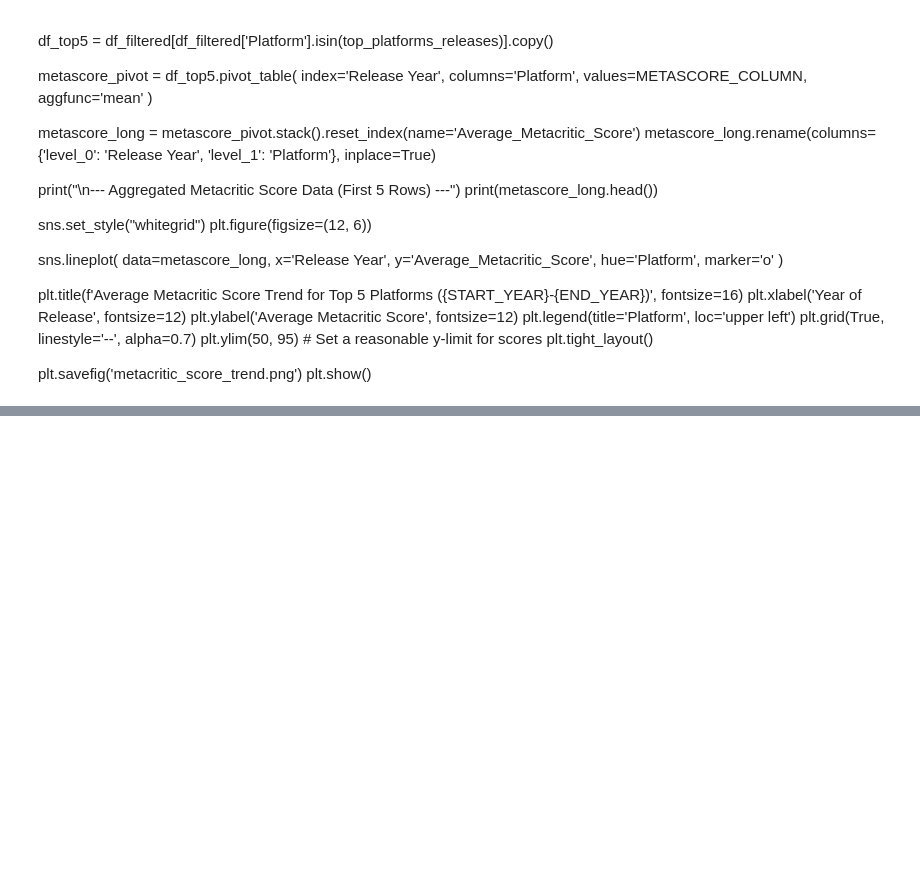
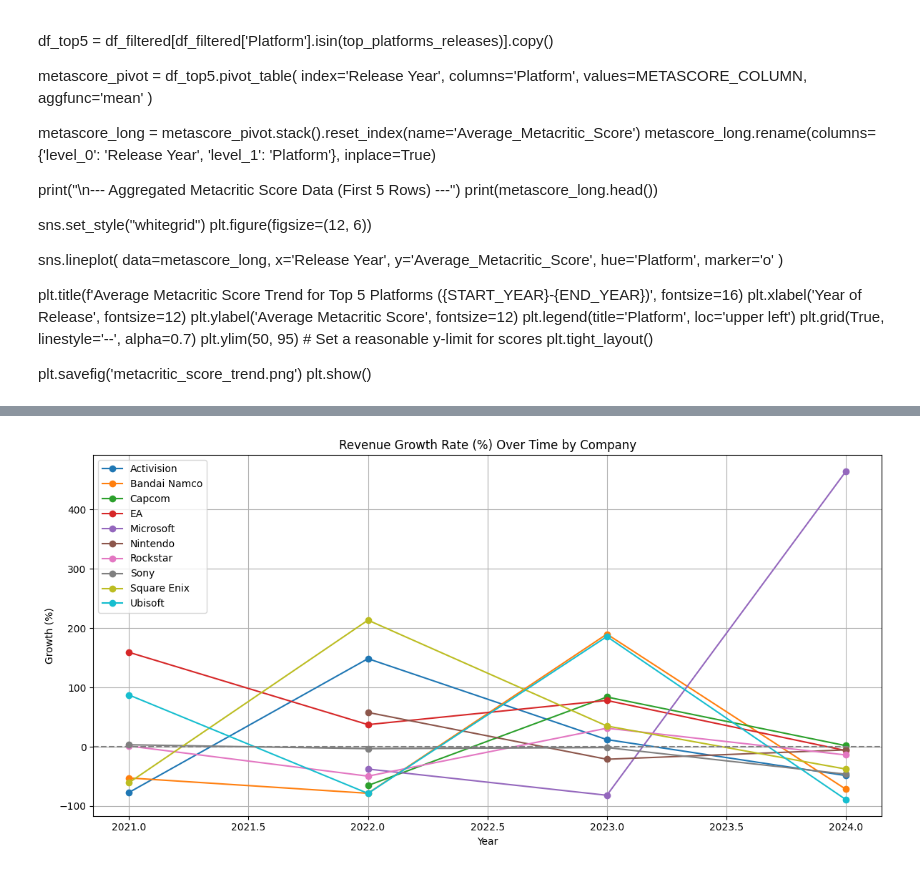
Before and after one commit to tomapasta/first_project, a Jupyter notebook: notebooks/Clean_Data_Ako.ipynb, the cells around one changed output, grey strips where cells are left out. Saved outputs shown, nothing was run; the diff lists cells and outputs as text; code cells hidden in the pictures; blank space fills up the shorter version.

```diff
--- a/notebooks/Clean_Data_Ako.ipynb
+++ b/notebooks/Clean_Data_Ako.ipynb
@@ -282,0 +511,17 @@ plt.show()
+# %%
+#All the developers g
+import matplotlib.pyplot as plt
+plt.figure(figsize=(12,6))
+for company, group in revenue_by_year.groupby("Developer"):
+    plt.plot(group["Release Year"], group["revenue_growth_%"], marker='o', label=company)
+
+plt.title("Revenue Growth Rate (%) Over Time by Company")
+plt.xlabel("Year")
+plt.ylabel("Growth (%)")
+plt.axhline(0, color='gray', linestyle='--')  # ligne neutre
+plt.legend()
+plt.grid(True)
+plt.tight_layout()
+plt.show()
+# %% [output]
+[figure, added]
```
Also changed, not shown: parts of 6 cells of this notebook, 7 other files.
